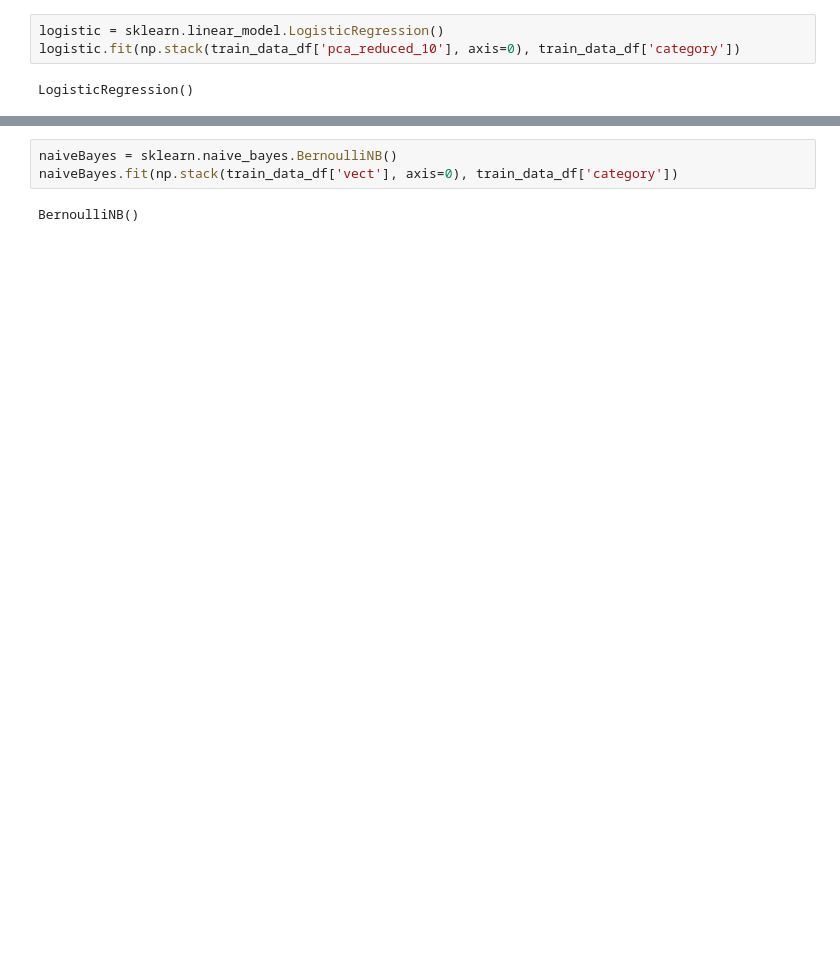
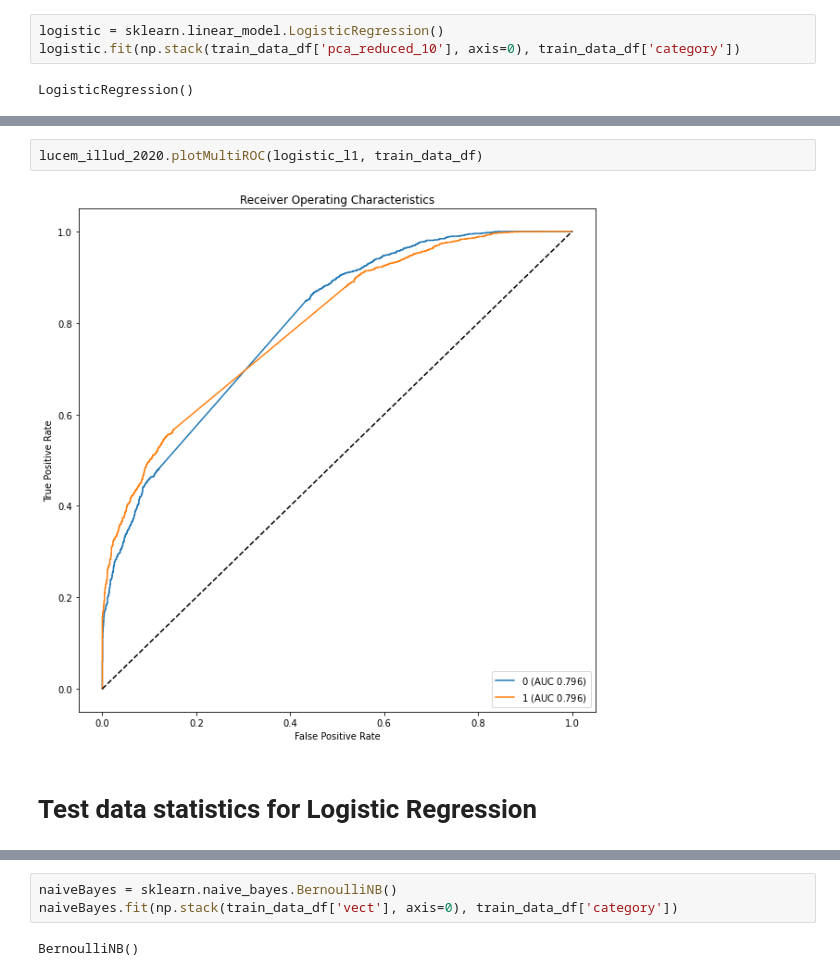
Before and after one commit to k-partha/Content-Analysis-Notebooks, a Jupyter notebook: week-4/Partha_Kadambi_HW_Classification.ipynb, the cells around one changed output, grey strips where cells are left out. Saved outputs shown, nothing was run; the diff lists cells and outputs as text; blank space fills up the shorter version.

```diff
--- a/week-4/Partha_Kadambi_HW_Classification.ipynb
+++ b/week-4/Partha_Kadambi_HW_Classification.ipynb
@@ -964,0 +1198,6 @@ Now let's try with Naive Bayes. Classically, it is trained with word counts, but
+# %%
+lucem_illud_2020.plotMultiROC(logistic_l1, train_data_df)
+# %% [output]
+[figure, added]
+# %% [markdown]
+# Test data statistics for Logistic Regression
```
Also changed, not shown: parts of 189 cells of this notebook.
